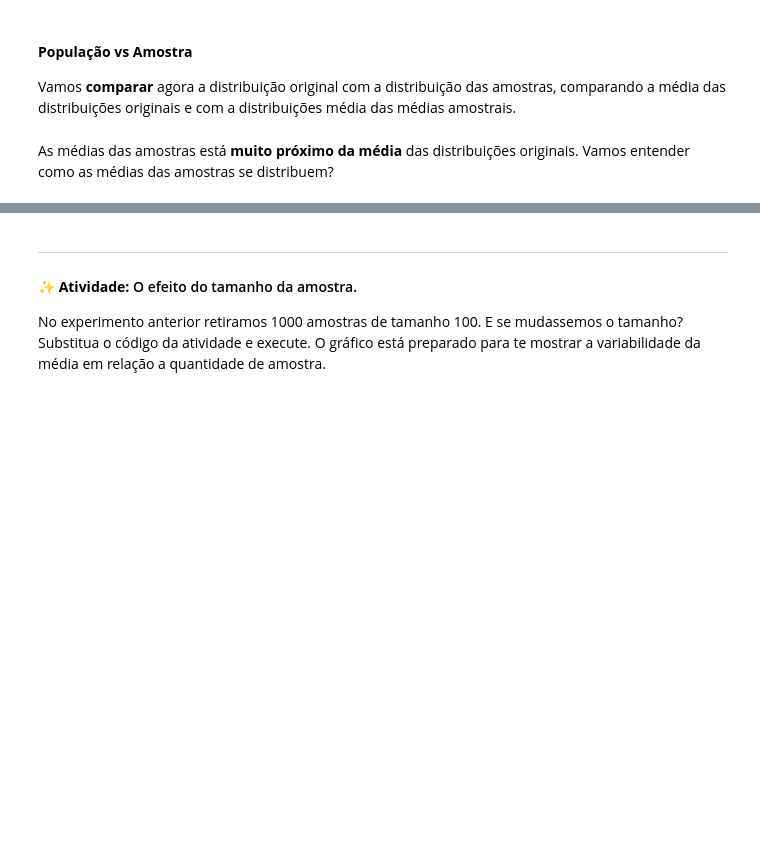
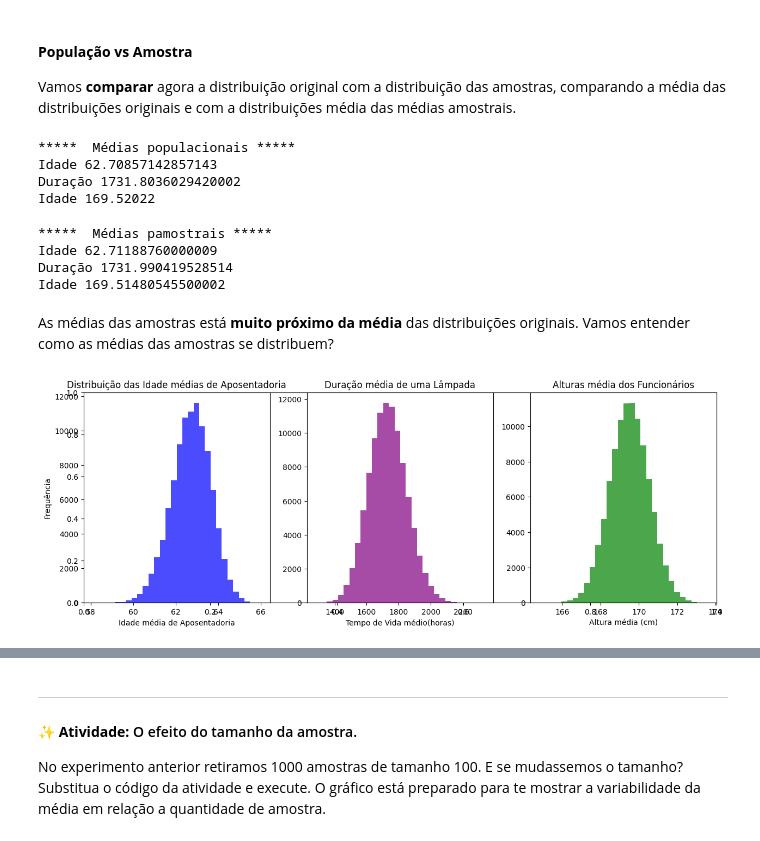
Before and after one commit to lukaswyllis/formacao-data-science, a Jupyter notebook: Curso 3 - Data Science - Testando hipóteses.ipynb.ipynb, the cells around one changed output, grey strips where cells are left out. Cells and saved outputs as stored; diff of their text form; code cells hidden in the pictures; blank space fills up the shorter version.

```diff
--- a/Curso 3 - Data Science - Testando hipóteses.ipynb.ipynb
+++ b/Curso 3 - Data Science - Testando hipóteses.ipynb.ipynb
@@ -80,29 +78,49 @@ print("*****  Médias populacionais *****")
+# %%
+print("*****  Médias populacionais *****")
+print('Idade', dados_idade_aposentadoria['idade'].mean())
+print('Duração', dados_vida_lampada['duracao'].mean())
+print('Idade', dados_alturas['alturas'].mean())
+# %% [output]
+*****  Médias populacionais *****
+Idade 62.70857142857143
+Duração 1731.8036029420002
+Idade 169.52022
 # %%
 def Average(lst):
     return sum(lst) / len(lst)
 
 print("*****  Médias pamostrais *****")
+print('Idade', Average(media_idade))
+print('Duração', Average(media_duracao))
+print('Idade', Average(media_altura))
+# %% [output]
+*****  Médias pamostrais *****
+Idade 62.71188760000009
+Duração 1731.990419528514
+Idade 169.51480545500002
 # %% [markdown]
 As médias das amostras está **muito próximo da média** das distribuições originais. Vamos entender como as médias das amostras se distribuem?
 # %%
 plt.subplots(figsize=(15, 5))
 plt.subplot(131)
 plt.title('Distribuição das Idade médias de Aposentadoria')
 plt.xlabel('Idade média de Aposentadoria')
 plt.ylabel('Frequência')
-plt.hist(medias_idade, bins=30, alpha=0.7, color='blue')
+plt.hist(media_idade, bins=30, alpha=0.7, color='blue')
 
 plt.subplot(132)
-plt.hist(medias_duracao, bins=30, alpha=0.7, color='purple')
+plt.hist(media_duracao, bins=30, alpha=0.7, color='purple')
 plt.title('Duração média de uma Lâmpada')
 plt.xlabel('Tempo de Vida médio(horas)')
 
 plt.subplot(133)
-plt.hist(medias_altura, bins=30, alpha=0.7, color='green')
+plt.hist(media_altura, bins=30, alpha=0.7, color='green')
 plt.title('Alturas média dos Funcionários')
 plt.xlabel('Altura média (cm)')
 
 plt.show()
+# %% [output]
+[figure, added]
 # %% [markdown]
 
 #### **Teorema do limite central**
```
Also changed, not shown: parts of 18 cells of this notebook.
